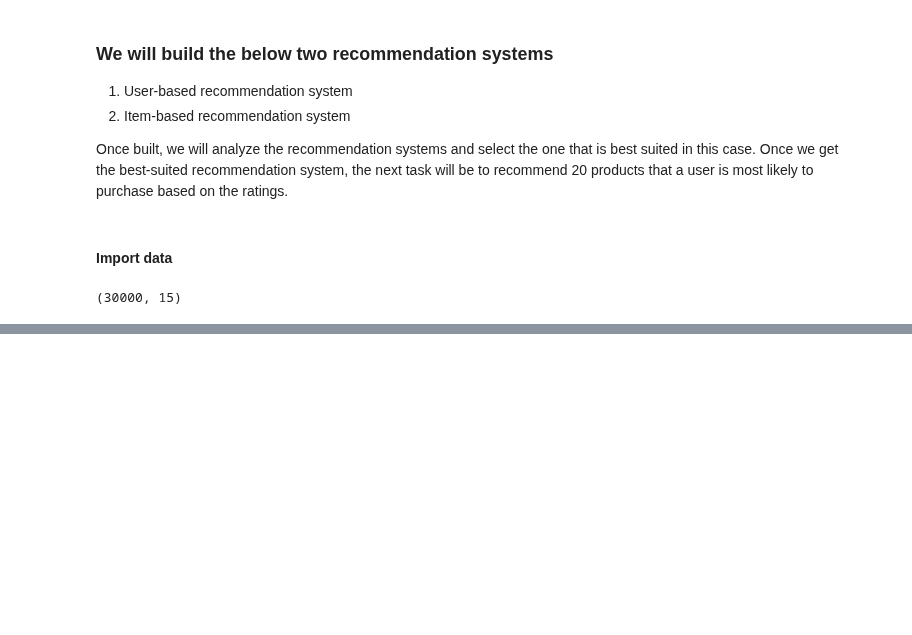
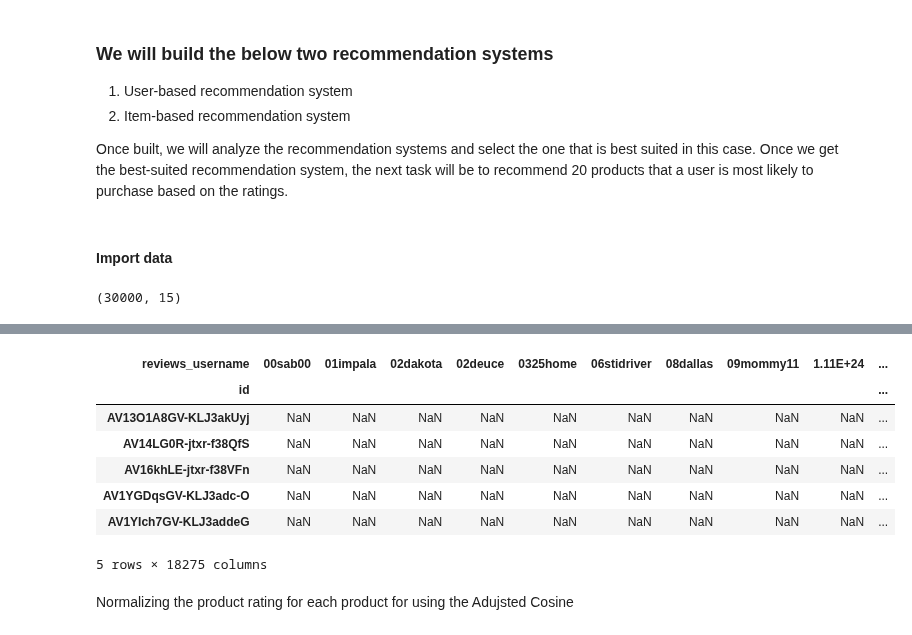
Before and after one commit to bharathsanjai/sentiment-based-product-recommendation-system, a Jupyter notebook: Recommendation_System_Notebook.ipynb, the cells around one changed output, grey strips where cells are left out. Saved outputs shown, nothing was run; the diff lists cells and outputs as text; code cells hidden in the pictures; blank space fills up the shorter version.

```diff
--- a/Recommendation_System_Notebook.ipynb
+++ b/Recommendation_System_Notebook.ipynb
@@ -1303,0 +1325,3 @@ df_reco = df_reco[["id", "name", "reviews_rating", "reviews_username"]]
+# %%
+# Removing the rows where reviews_username is NULL
+df_reco = df_reco[~ df_reco.reviews_username.isna() ]
@@ -1303,0 +1342,2 @@ df_reco = df_reco[["id", "name", "reviews_rating", "reviews_username"]]
+# %%
+train, test = train_test_split(df_reco, test_size=0.30, random_state=42)
@@ -1303,0 +1745,19 @@ df_reco = df_reco[["id", "name", "reviews_rating", "reviews_username"]]
+# %%
+df_pivot = train.pivot_table(
+    index='reviews_username',
+    columns='id',
+    values='reviews_rating'
+).T
+# %%
+df_pivot.head()
+# %% [output]
+| reviews_username | 00sab00 | 01impala | 02dakota | 02deuce | 0325home | 06stidriver | 08dallas | 09mommy11 | 1.11E+24 | ... |
+| id |  |  |  |  |  |  |  |  |  | ... |
+| AV13O1A8GV-KLJ3akUyj | NaN | NaN | NaN | NaN | NaN | NaN | NaN | NaN | NaN | ... |
+| AV14LG0R-jtxr-f38QfS | NaN | NaN | NaN | NaN | NaN | NaN | NaN | NaN | NaN | ... |
+| AV16khLE-jtxr-f38VFn | NaN | NaN | NaN | NaN | NaN | NaN | NaN | NaN | NaN | ... |
+| AV1YGDqsGV-KLJ3adc-O | NaN | NaN | NaN | NaN | NaN | NaN | NaN | NaN | NaN | ... |
+| AV1YIch7GV-KLJ3addeG | NaN | NaN | NaN | NaN | NaN | NaN | NaN | NaN | NaN | ... |
+5 rows × 18275 columns
+# %% [markdown]
+Normalizing the product rating for each product for using the Adujsted Cosine
```
Also changed, not shown: parts of 120 cells of this notebook.
